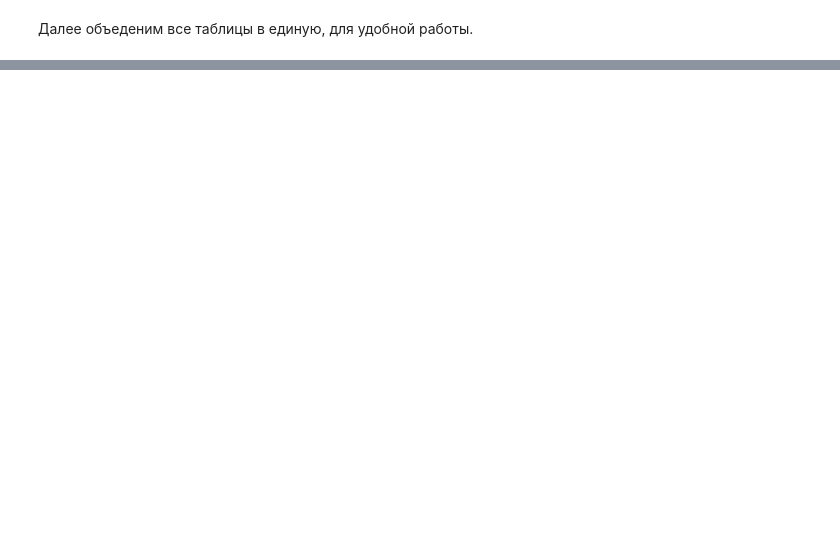
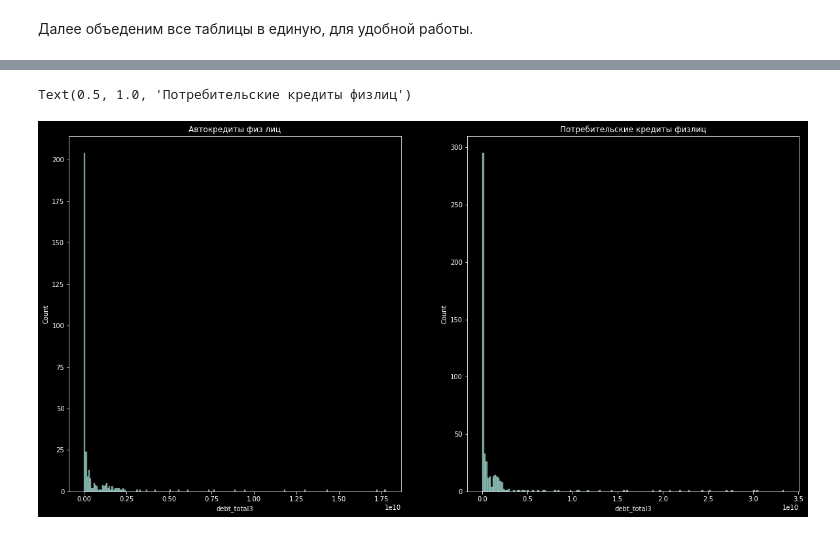
Before and after one commit to IAskarov/IDE, a Jupyter notebook: Data/Solution for CB.ipynb, the cells around one changed output, grey strips where cells are left out. Saved outputs shown, nothing was run; the diff lists cells and outputs as text; code cells hidden in the pictures; blank space fills up the shorter version.

```diff
--- a/Data/Solution for CB.ipynb
+++ b/Data/Solution for CB.ipynb
@@ -113,0 +232,10 @@ data.sample(3)
+# %%
+plt.style.use('dark_background')
+fig, axes = plt.subplots(nrows=1, ncols=2, figsize=(20, 10))
+histplot  = sns.histplot(data = data[data['credits_type'] == 'автокредиты']['debt_total3'], ax=axes[0])
+histplot.set_title('Автокредиты физ лиц')
+histplot  = sns.histplot(data = data[data['credits_type'] == 'потребы']['debt_total3'], ax=axes[1])
+histplot.set_title('Потребительские кредиты физлиц')
+# %% [output]
+Text(0.5, 1.0, 'Потребительские кредиты физлиц')
+[figure, added]
```
Also changed, not shown: parts of 22 cells of this notebook, 2 other files.
